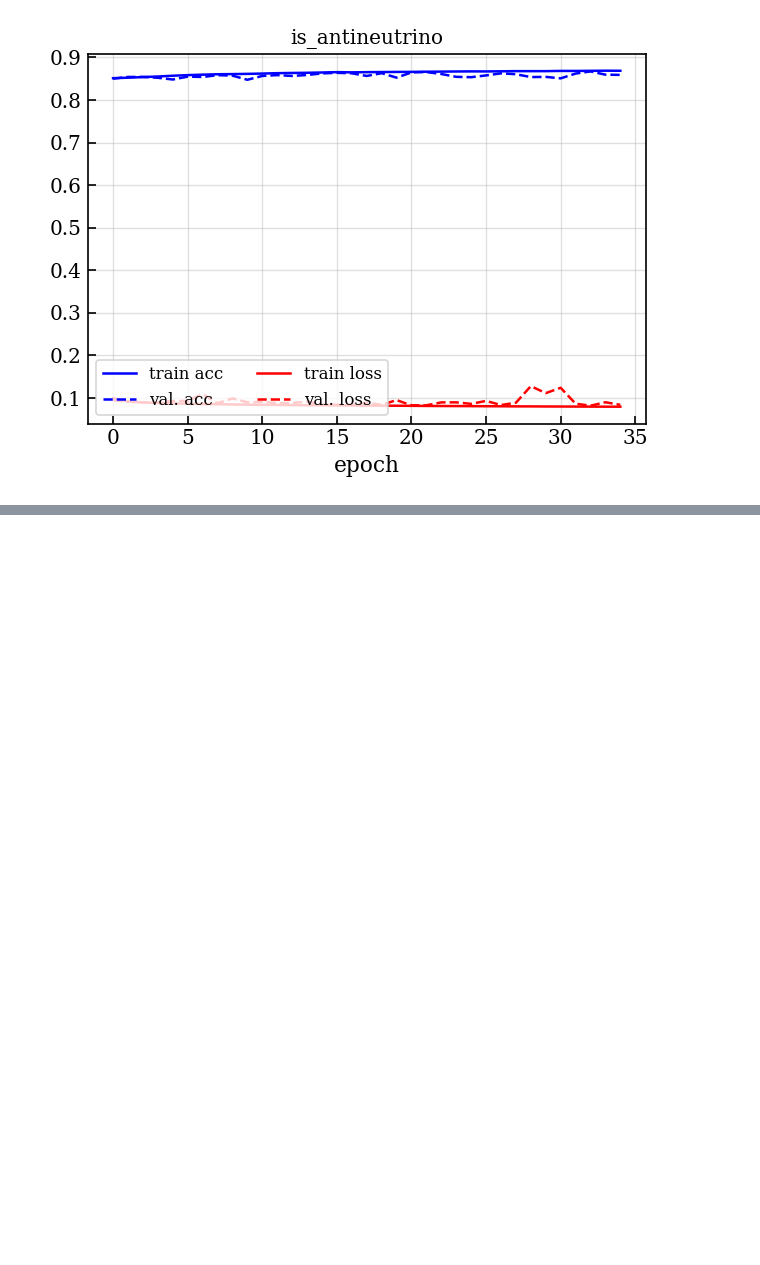
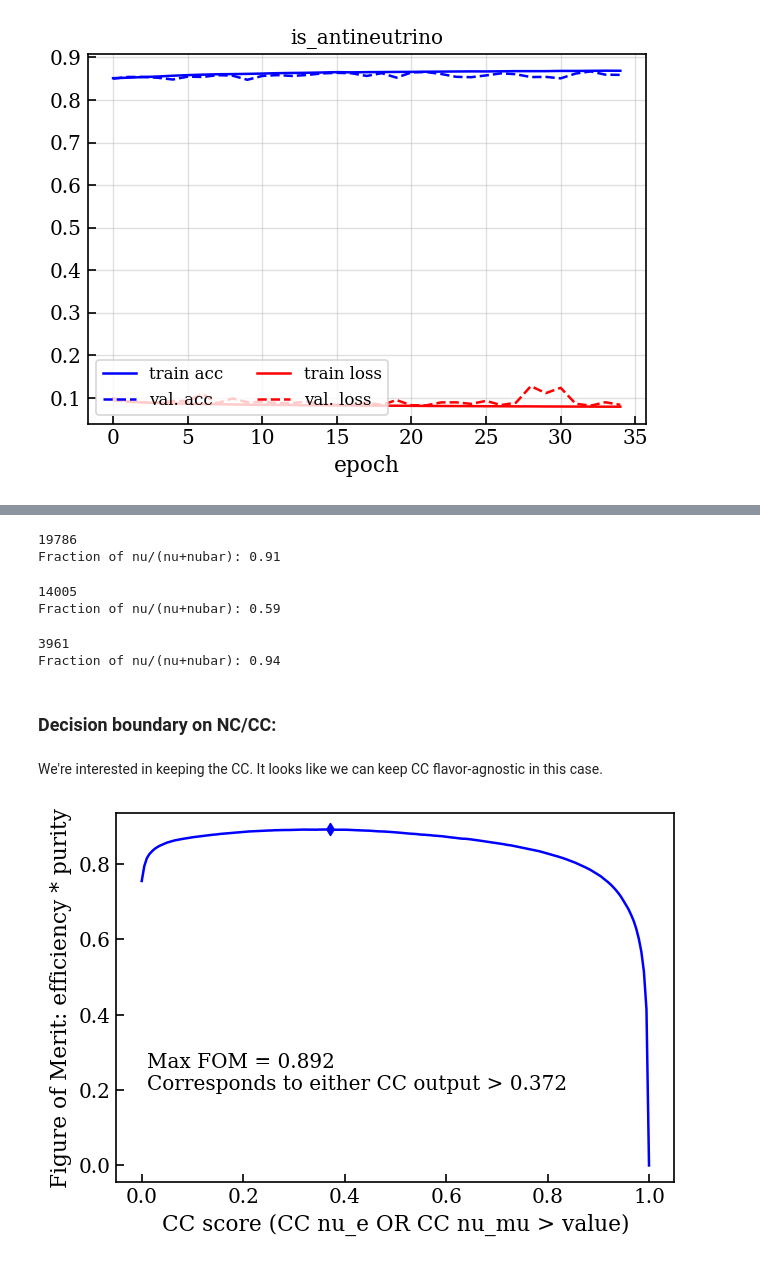
Before and after one commit to nuRiceLab/Classification-with-ML, a Jupyter notebook: neutrino-classification/training_history.ipynb, the cells around one changed output, grey strips where cells are left out. Saved outputs shown, nothing was run; the diff lists cells and outputs as text; code cells hidden in the pictures; blank space fills up the shorter version.

```diff
--- a/neutrino-classification/training_history.ipynb
+++ b/neutrino-classification/training_history.ipynb
@@ -72,0 +137,41 @@ tests['pred']
+# %%
+mask_1p_0pi = true['flavour']!=0 #not NC
+mask_1p_0pi &= true['protons']==1
+mask_1p_0pi &= true['pions']==0
+cc_1p_0pi = true[mask_1p_0pi]
+print(sum(mask_1p_0pi))
+print('Fraction of nu/(nu+nubar): %.2f'%(sum(cc_1p_0pi["is_antineutrino"]==0)/len(cc_1p_0pi)))
+# %% [output]
+19786
+Fraction of nu/(nu+nubar): 0.91
+# %%
+mask_0p_0pi = true['flavour']!=0 #not NC
+mask_0p_0pi &= true['protons']==0
+mask_0p_0pi &= true['pions']==0
+cc_0p_0pi = true[mask_0p_0pi]
+print(sum(mask_0p_0pi))
+print('Fraction of nu/(nu+nubar): %.2f'%(sum(cc_0p_0pi["is_antineutrino"]==0)/len(cc_0p_0pi)))
+# %% [output]
+14005
+Fraction of nu/(nu+nubar): 0.59
+# %%
+mask_2p_0pi = true['flavour']!=0 #not NC
+mask_2p_0pi &= true['protons']==2
+mask_2p_0pi &= true['pions']==0
+cc_2p_0pi = true[mask_2p_0pi]
+print(sum(mask_2p_0pi))
+print('Fraction of nu/(nu+nubar): %.2f'%(sum(cc_2p_0pi["is_antineutrino"]==0)/len(cc_2p_0pi)))
+# %% [output]
+3961
+Fraction of nu/(nu+nubar): 0.94
+# %% [markdown]
+### Decision boundary on NC/CC:
+# %% [markdown]
+We're interested in keeping the CC. It looks like we can keep CC flavor-agnostic in this case.
+# %%
+pred = tests['pred']
+true = tests['true'].iloc[:len(pred[0])] # batches cut off preds
+# %%
+flav_preds = pred[0]
+cc_score = np.sum(flav_preds[:,1:], axis=1)
+nc_score = flav_preds[:,0]
@@ -72,0 +180,27 @@ tests['pred']
+# %%
+mask_nc = true['flavour']==0
+mask_cc = true['flavour']>0
+# %%
+xs = np.linspace(0,1,200)
+efficiency = np.zeros_like(xs)
+purity = np.zeros_like(xs)
+all_true_cc = true[mask_cc]
+
+for i, x in enumerate(xs):
+    nue_cc_pass = flav_preds[:,1]>x
+    numu_cc_pass = flav_preds[:,2]>x
+    cc_pass = np.logical_or(nue_cc_pass, numu_cc_pass)
+    cc_true_pass = np.logical_and(cc_pass, true['flavour']>0)
+    efficiency[i] = sum(cc_true_pass)/len(all_true_cc)
+    purity[i] = sum(cc_true_pass)/(sum(cc_pass)+1e-5)
+# %%
+fom = efficiency*purity
+plt.plot(xs, fom)
+plt.scatter(xs[np.argmax(fom)], np.max(fom), marker='d')
+# plt.plot(xs, purity)
+plt.ylabel('Figure of Merit: efficiency * purity')
+plt.xlabel('CC score (CC nu_e OR CC nu_mu > value)')
+plt.text(0.01, 0.2, 'Max FOM = %.3f \nCorresponds to either CC output > %.3f'%(np.max(fom), xs[np.argmax(fom)]), fontsize=12)
+plt.show()
+# %% [output]
+[figure, added]
```
Also changed, not shown: parts of 28 cells of this notebook, 2 other files.
